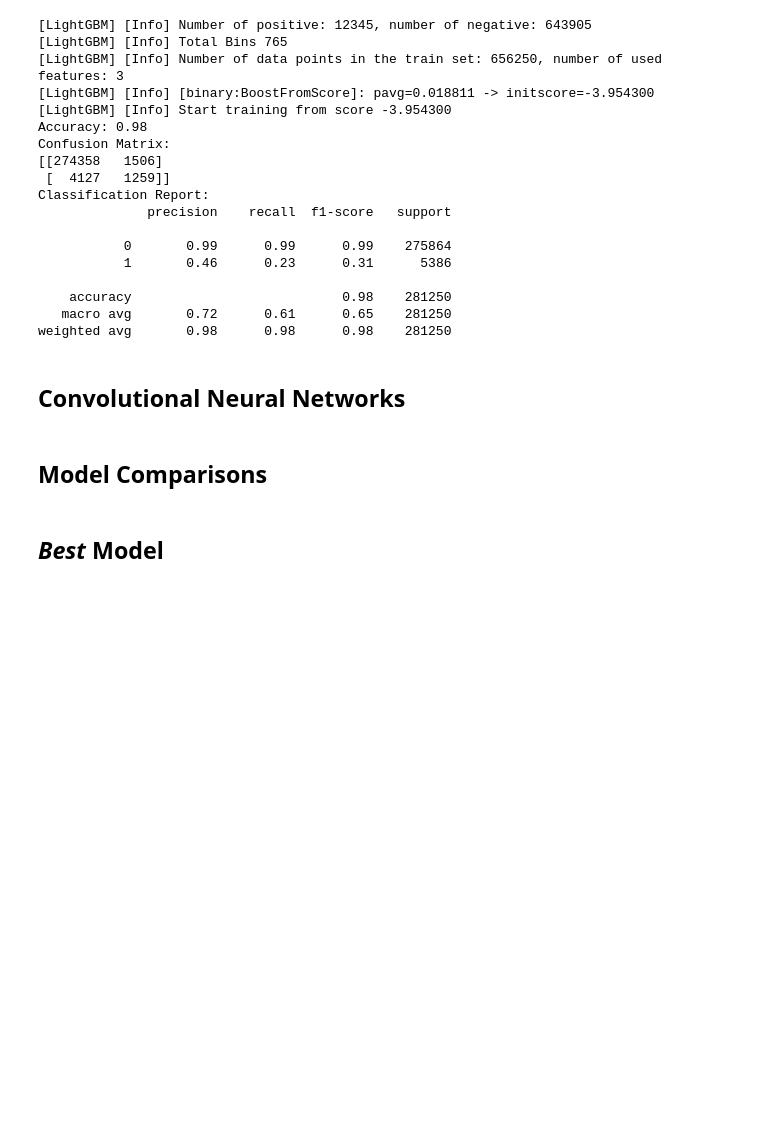
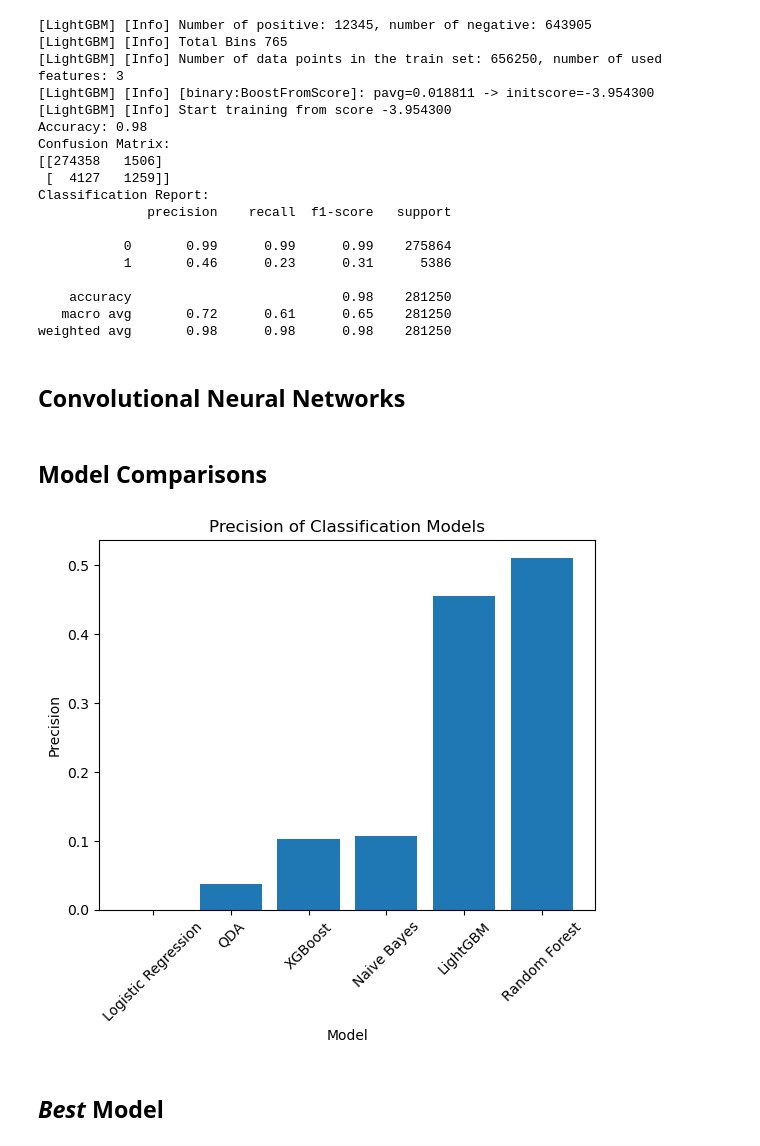
Before and after one commit to robertfeldstein/GitResearch, a Jupyter notebook: LightningEDA.ipynb, the cells around one changed output. Cells and saved outputs as stored; diff of their text form; code cells hidden in the pictures; blank space fills up the shorter version.

Commit message:
Added additional plotting

```diff
--- a/LightningEDA.ipynb
+++ b/LightningEDA.ipynb
@@ -224,7 +230,7 @@ XGBClassifier(base_score=None, booster=None, callbacks=None,
               n_estimators=100, n_jobs=None, num_parallel_tree=None,
               predictor=None, random_state=None, ...)
 # %%
-y_pred = model.predict(X_test)
+y_pred = xgb_model.predict(X_test)
 accuracy = accuracy_score(y_test, y_pred)
 print(f'Accuracy: {accuracy:.2f}')
 
@@ -235,6 +241,9 @@ print(confusion)
 classification_rep = classification_report(y_test, y_pred)
 print('Classification Report:')
 print(classification_rep)
+
+#Calculate precision
+xgb_precision = precision_score(y_test, y_pred)
 # %% [output]
 Accuracy: 0.86
 Confusion Matrix:
@@ -276,6 +285,9 @@ print(confusion)
 classification_rep = classification_report(y_test, y_pred)
 print('Classification Report:')
 print(classification_rep)
+
+#Calculate precision
+nb_precision = precision_score(y_test, y_pred)
 # %% [output]
 Accuracy: 0.88
 Confusion Matrix:
@@ -310,6 +322,9 @@ print(confusion)
 classification_rep = classification_report(y_test, y_pred)
 print('Classification Report:')
 print(classification_rep)
+
+#Calculate precision
+qda_precision = precision_score(y_test, y_pred)
 # %% [output]
 Accuracy: 0.53
 Confusion Matrix:
@@ -363,6 +378,9 @@ print(confusion)
 classification_rep = classification_report(y_test, (y_pred > threshold).astype(int))
 print('Classification Report:')
 print(classification_rep)
+
+#Calculate precision
+lgb_precision = precision_score(y_test, (y_pred > threshold).astype(int))
 # %% [output]
 [LightGBM] [Info] Number of positive: 12345, number of negative: 643905
 [LightGBM] [Info] Total Bins 765
@@ -386,5 +404,36 @@ weighted avg       0.98      0.98      0.98    281250
 ## Convolutional Neural Networks
 # %% [markdown]
 ## Model Comparisons
+# %%
+# Make a bar graph of all of the precision scores
+#Sort the graph by precision score from lowest to highest
+
+#Create a list of all of the precision scores
+precision_list = [log_precision, rf_precision, xgb_precision, nb_precision, qda_precision, lgb_precision]
+
+#Create a list of all of the models
+model_list = ["Logistic Regression", "Random Forest", "XGBoost", "Naive Bayes", "QDA", "LightGBM"]
+
+#Create a dictionary of the model and precision score
+model_precision_dict = dict(zip(model_list, precision_list))
+
+#Sort the dictionary by precision score
+sorted_model_precision_dict = dict(sorted(model_precision_dict.items(), key=lambda item: item[1]))
+
+#Create a list of the sorted precision scores
+sorted_precision_list = list(sorted_model_precision_dict.values())
+
+#Create a list of the sorted models
+sorted_model_list = list(sorted_model_precision_dict.keys())
+
+#Plot the bar graph
+plt.bar(sorted_model_list, sorted_precision_list)
+plt.title("Precision of Classification Models")
+plt.xlabel("Model")
+plt.ylabel("Precision")
+plt.xticks(rotation=45)
+plt.show()
+# %% [output]
+[figure, added]
 # %% [markdown]
 ## *Best* Model
```
Also changed, not shown: parts of 6 cells of this notebook, 2 other files.
